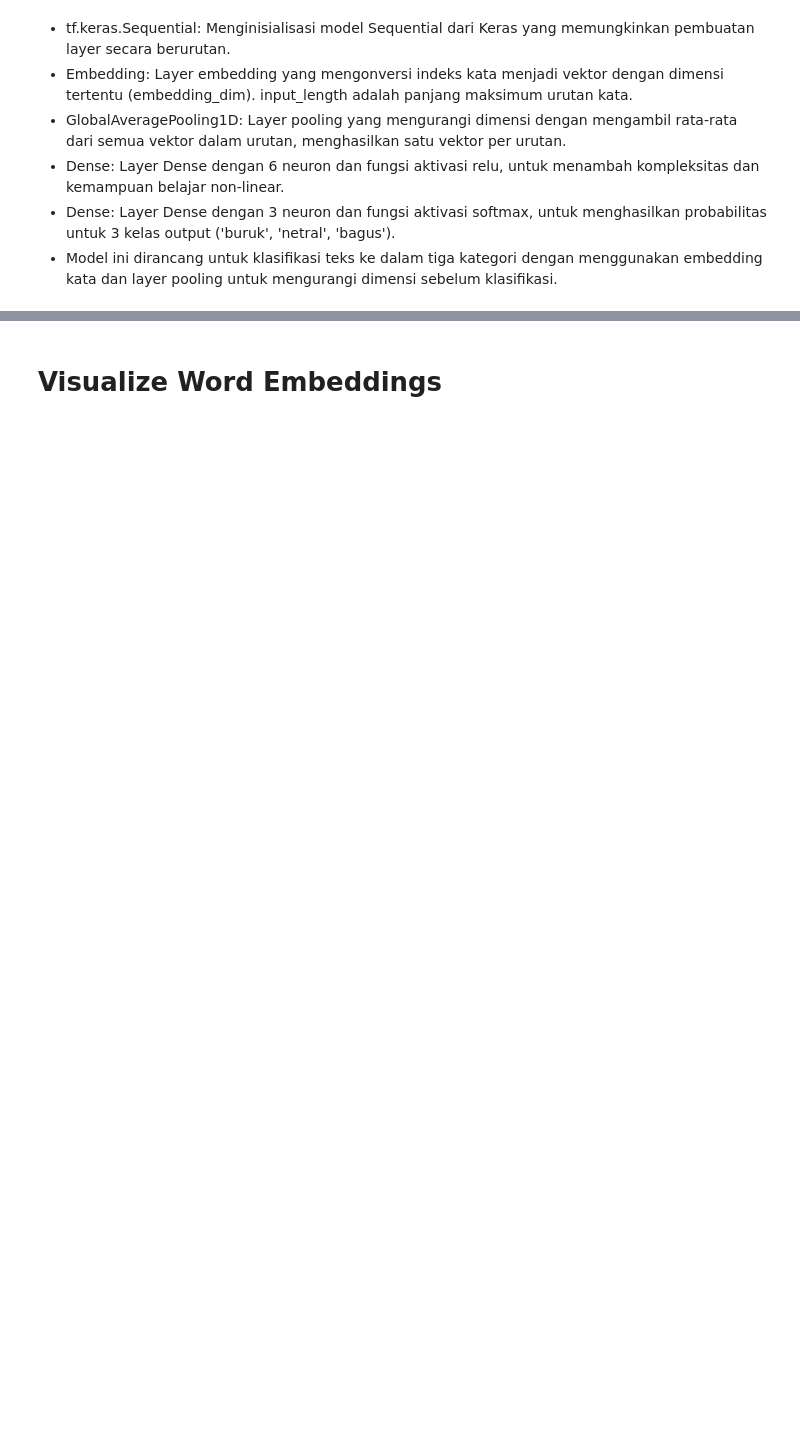
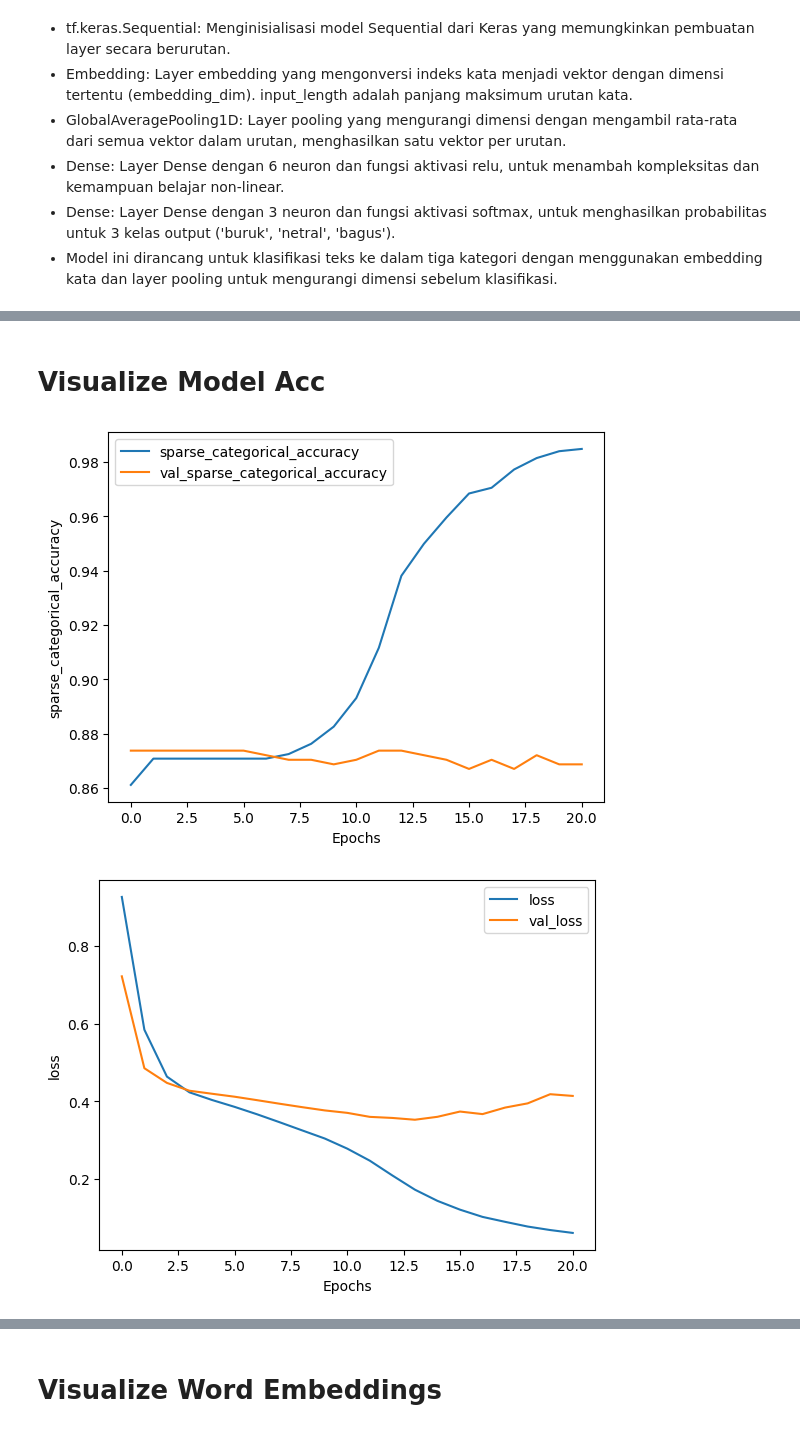
Before and after one commit to Alanjamlu34/Web-Scraping-IMDB-Movie-Reviews, a Jupyter notebook: Analisis_Review.ipynb, the cells around one changed output, grey strips where cells are left out. Drawn from its saved outputs; the diff is of its cells as text; code cells hidden in the pictures; blank space fills up the shorter version.

```diff
--- a/Analisis_Review.ipynb
+++ b/Analisis_Review.ipynb
@@ -14,6 +19,6 @@ import tensorflow as tf
 # %%
 # Load the data from the specified path
-data_path = "/content/data.csv"
+data_path = "/content/gdrive/MyDrive/Dicoding/data.csv"
 df = pd.read_csv(data_path)
 df.head()
 # %% [output]
@@ -144,6 +151,6 @@ model = tf.keras.Sequential([
 # %%
 from tensorflow.keras.callbacks import EarlyStopping
-early_stop = EarlyStopping(monitor='val_loss', patience=10)
+early_stop = EarlyStopping(monitor='val_loss', patience=7)
 # %%
 # Setup the training parameters
 model.compile(loss='sparse_categorical_crossentropy',
@@ -181,5 +192,5 @@ _________________________________________________________________
 # %%
 # Train the model
-model.fit(train_padded, training_labels_final, epochs=100, validation_data=(test_padded, testing_labels_final), verbose=2, callbacks = [early_stop])
+history = model.fit(train_padded, training_labels_final, epochs=100, validation_data=(test_padded, testing_labels_final), verbose=2, callbacks = [early_stop])
 # %% [output]
 Epoch 1/100
@@ -202,0 +278,20 @@ Epoch 14/100
+# %% [markdown]
+# Visualize Model Acc
+# %%
+import matplotlib.pyplot as plt
+
+# Plot utility
+def plot_graphs(history, string):
+  plt.plot(history.history[string])
+  plt.plot(history.history['val_'+string])
+  plt.xlabel("Epochs")
+  plt.ylabel(string)
+  plt.legend([string, 'val_'+string])
+  plt.show()
+
+# Plot the accuracy and results
+plot_graphs(history, "sparse_categorical_accuracy")
+plot_graphs(history, "loss")
+# %% [output]
+[figure, added]
+[figure, added]
```
Also changed, not shown: parts of 16 cells of this notebook.
